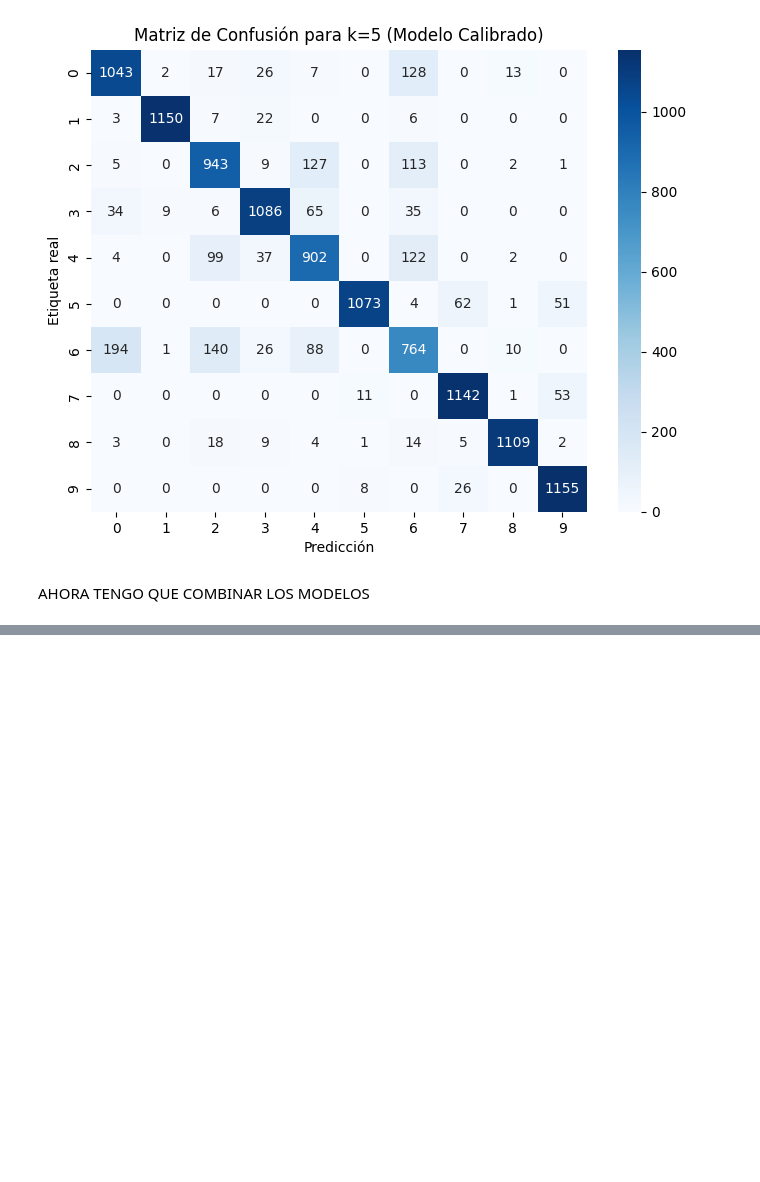
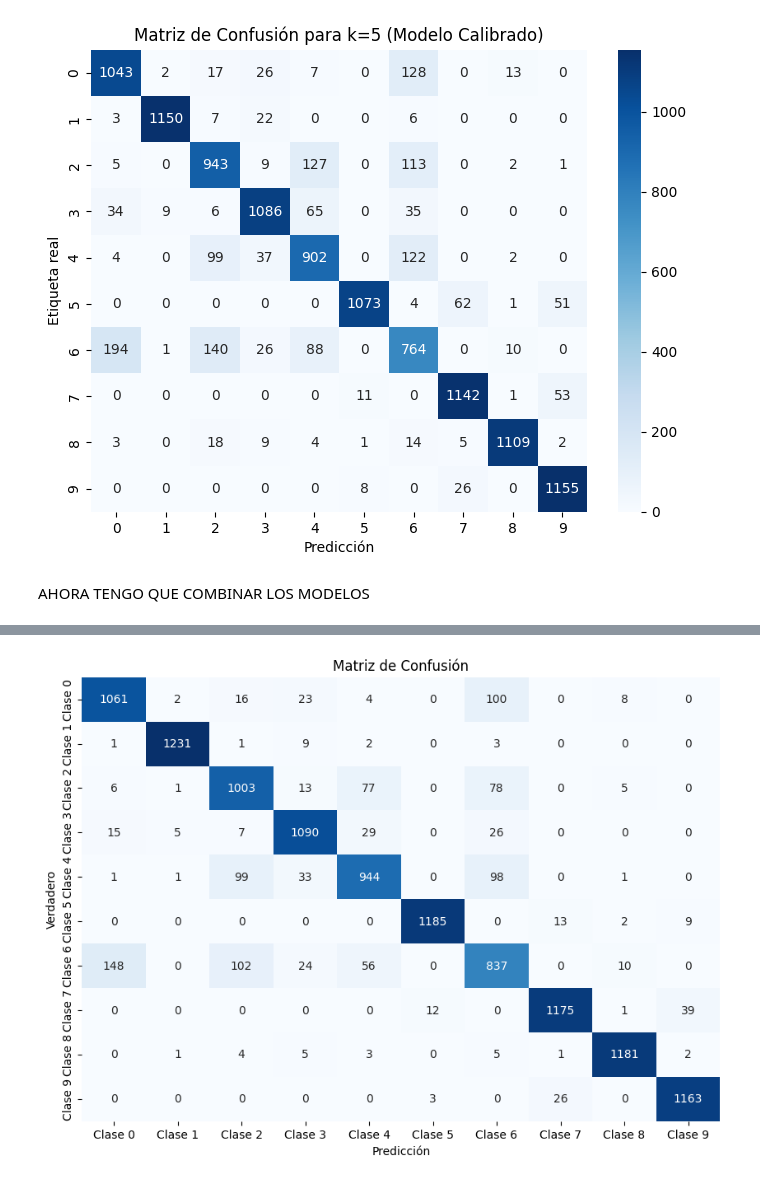
Before and after one commit to JavierKrick/MachineLearning, a Jupyter notebook: MinstFashion_RedNeuronal_TensorFlow_Ensamble.ipynb, the cells around one changed output, grey strips where cells are left out. Cells and saved outputs as stored; diff of their text form; code cells hidden in the pictures; blank space fills up the shorter version.

```diff
--- a/MinstFashion_RedNeuronal_TensorFlow_Ensamble.ipynb
+++ b/MinstFashion_RedNeuronal_TensorFlow_Ensamble.ipynb
@@ -285,5 +286,7 @@ X_train = X_train.reshape(-1, 28, 28, 1).astype("float32") / 255.0
 X_val = X_val.reshape(-1, 28, 28, 1).astype("float32") / 255.0
 
 
-model.fit(X_train, y_train, epochs=10, validation_data=(X_val, y_val))
+
+
+model.fit(X_train, y_train, epochs=30, validation_data=(X_val, y_val))
 # %% [output]
@@ -381,17 +381,3 @@ Name: count, dtype: int64
 8    1208
 9    1201
 Name: count, dtype: int64
-# %%
-
-# Clonar el modelo
-model2 = clone_model(model)
-model2.compile(optimizer="adam",
-               loss="sparse_categorical_crossentropy",
-               metrics=["accuracy"])
-
-# Normalizar los nuevos datos
-X_train2 = X_train2.reshape(-1, 28, 28, 1).astype("float32") / 255.0
-X_val2 = X_val2.reshape(-1, 28, 28, 1).astype("float32") / 255.0
-
-# Entrenar el nuevo modelo
-model2.fit(X_train2, y_train2, epochs=10, validation_data=(X_val2, y_val2))
@@ -447,5 +493,5 @@ X_train3 = X_train3.reshape(-1, 28, 28, 1).astype("float32") / 255.0
 X_val3 = X_val3.reshape(-1, 28, 28, 1).astype("float32") / 255.0
 
 
-model3.fit(X_train3, y_train3, epochs=10, validation_data=(X_val3, y_val3))
+model3.fit(X_train3, y_train3, epochs=50, validation_data=(X_val3, y_val3))
 # %% [output]
@@ -676,6 +719,6 @@ modelFinal.compile(optimizer="adam",
                   metrics=["accuracy"])
 
 # Entrenar el meta-modelo
-modelFinal.fit(predicciones, y_valF, epochs=10, validation_split=0.2)
+modelFinal.fit(predicciones, y_valF, epochs=20, validation_split=0.2)
 # %% [output]
 Forma de predicciones: (12000, 5, 10)
@@ -719,0 +813,18 @@ plt.show()
+# %%
+# Convertir las probabilidades a clases (si es que el modelo devuelve probabilidades)
+predicciones_clase = np.argmax(predicciones_finales, axis=1)
+
+# Crear la matriz de confusión
+matriz_confusion = confusion_matrix(y_valF, predicciones_clase)
+
+# Visualizar la matriz de confusión usando un mapa de calor
+plt.figure(figsize=(10, 7))
+sns.heatmap(matriz_confusion, annot=True, fmt='d', cmap='Blues', cbar=False,
+            xticklabels=[f'Clase {i}' for i in range(10)],
+            yticklabels=[f'Clase {i}' for i in range(10)])
+plt.xlabel('Predicción')
+plt.ylabel('Verdadero')
+plt.title('Matriz de Confusión')
+plt.show()
+# %% [output]
+[figure, added]
```
Also changed, not shown: parts of 17 cells of this notebook.
